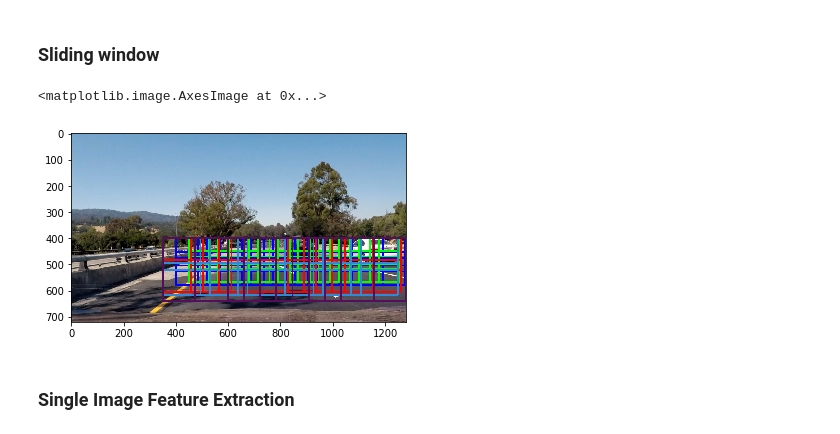
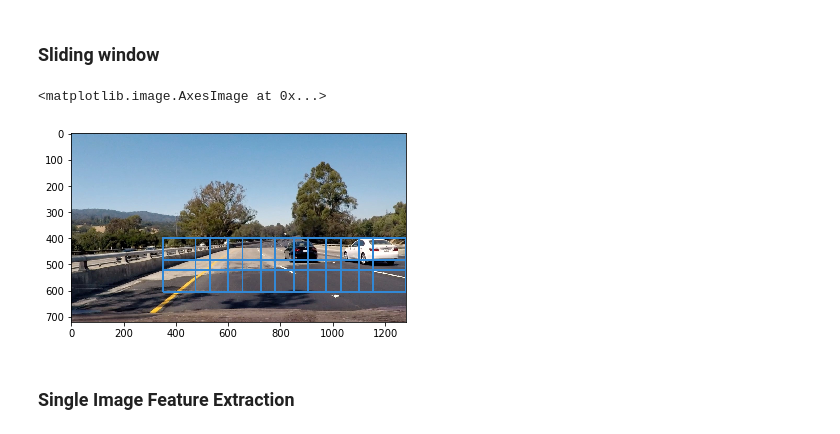
Before and after one commit to OwenHua666/CarND-Vehicle-Detection, a Jupyter notebook: vehicle_track_pipeline.ipynb, the cells around one changed output. Saved outputs shown, nothing was run; the diff lists cells and outputs as text; code cells hidden in the pictures.

Commit message:
Update sliding window and create a hog feature analysis. Need to train the svm using the new colorspace of HOG

```diff
--- a/vehicle_track_pipeline.ipynb
+++ b/vehicle_track_pipeline.ipynb
@@ -388,43 +435,47 @@ def slide_window(img, x_start_stop=[None, None], y_start_stop=[None, None],
         for xs in range(nx_windows):
             # Calculate window position
             startx = xs*nx_pix_per_step + x_start_stop[0]
             endx = startx + xy_window[0]
             starty = ys*ny_pix_per_step + y_start_stop[0]
             endy = starty + xy_window[1]
             # Append window position to list
             window_list.append(((startx, starty), (endx, endy)))
     # Return the list of windows
     return window_list
 image = mpimg.imread('test_images/test4.jpg')
 # An example of sliding window
 windows1 = slide_window(image, x_start_stop=[400, None], y_start_stop=[400, 600],
-                    xy_window=(120, 75), xy_overlap=(0.3, 0.3))
+                    xy_window=(120, 95), xy_overlap=(0.3, 0.3))
 
 windows2 = slide_window(image, x_start_stop=[450, None], y_start_stop=[400, 600],
-                    xy_window=(110, 70), xy_overlap=(0.3, 0.3))
+                    xy_window=(100, 70), xy_overlap=(0.3, 0.3))
 
-windows3 = slide_window(image, x_start_stop=[350, None], y_start_stop=[400, 650],
-                    xy_window=(155, 120), xy_overlap=(0.3, 0.3))
+windows3 = slide_window(image, x_start_stop=[400, None], y_start_stop=[380, 650],
+                    xy_window=(140, 85), xy_overlap=(0.4, 0.4))
 
 windows4 = slide_window(image, x_start_stop=[350, None], y_start_stop=[400, 650],
-                    xy_window=(180, 120), xy_overlap=(0.2, 0.2))
+                    xy_window=(180, 120), xy_overlap=(0.3, 0.3))
 
-windows5 = slide_window(image, x_start_stop=[350, None], y_start_stop=[400, 680],
+windows5 = slide_window(image, x_start_stop=[450, None], y_start_stop=[400, 680],
                     xy_window=(310, 240), xy_overlap=(0.6, 0.6))
+
+windows6 = slide_window(image, x_start_stop=[450, None], y_start_stop=[400, 600],
+                    xy_window=(80, 60), xy_overlap=(0, 0))
+
 windows_collect = []
 windows = []
 windows_collect.append(windows1);windows_collect.append(windows2);windows_collect.append(windows3);
-windows_collect.append(windows4);windows_collect.append(windows5);
+windows_collect.append(windows4);windows_collect.append(windows5);windows_collect.append(windows6)
 window_img = np.copy(image)
-color_map = [[0,0,255],[0,255,0],[255,0,0],[50,136,213],[85,14,90]]
+color_map = [[0,0,255],[0,255,0],[255,0,0],[50,136,213],[85,14,90],[185,30,10]]
 for i in range(len(windows_collect)):
-    ind = i
+    ind = 3
     window_img = draw_boxes(window_img, windows_collect[ind], color=color_map[ind], thick=6)
     windows += windows_collect[i]
 plt.imshow(window_img)
 # %% [output]
 <matplotlib.image.AxesImage at 0x...>
-[figure, old version]
+[figure, new version]
 # %% [markdown]
 ### Single Image Feature Extraction
 # %%
```
Also changed, not shown: parts of 8 cells of this notebook, 1 other file.
